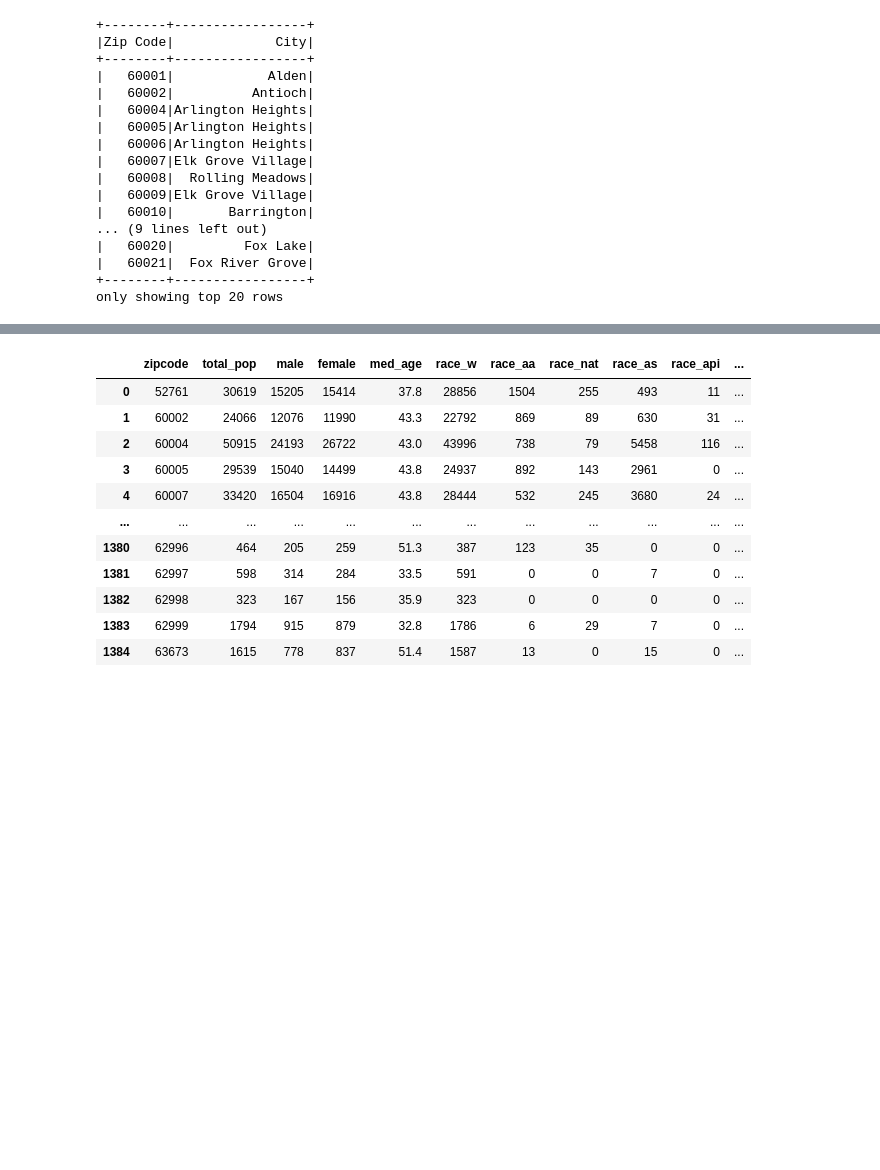
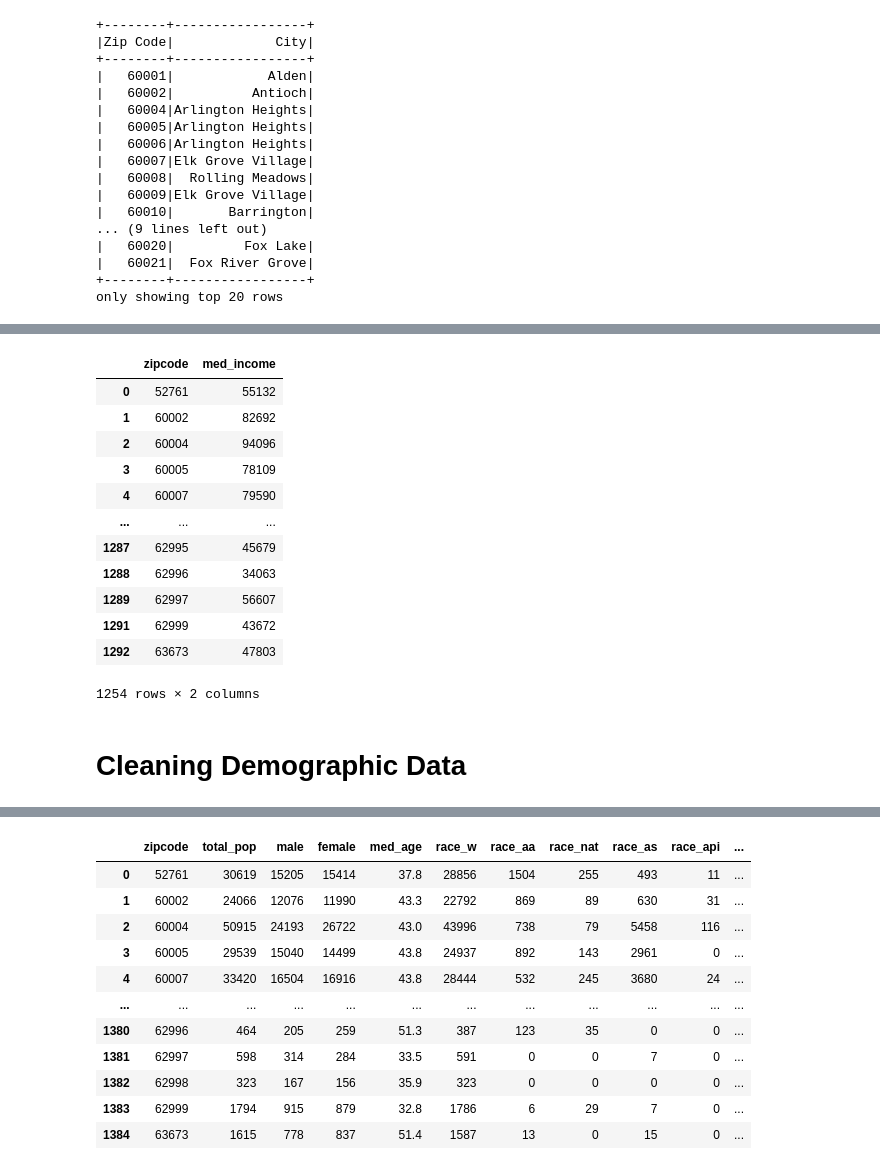
Before and after one commit to sonjaynicolay/Final_Project, a Jupyter notebook: data_merging/AWS_to_PGAdmin.ipynb, the cells around one changed output, grey strips where cells are left out. Drawn from its saved outputs; the diff is of its cells as text; code cells hidden in the pictures; blank space fills up the shorter version.

Commit message:
updating data mergingprocess

```diff
--- a/Cleaning_LoadIn.ipynb
+++ b/data_merging/AWS_to_PGAdmin.ipynb
@@ -183,3 +214,0 @@ city_df = city_df.toPandas()
-# %%
-income_df = income_df.rename(columns = {"Median income (dollars)": "median_income", "Zipcodes": "zipcode"})
-income_df
@@ -234,3 +214,0 @@ crime_df
-# %%
-income_df = income_df[income_df.median_income != "-"]
-income_df
@@ -251,3 +214,0 @@ income_df
-# %%
-income_df[["median_income"]] = income_df[["median_income"]].apply(pd.to_numeric)
-income_df
@@ -291,0 +233,36 @@ acs_df
+# %%
+#Rename columns from "Zipcodes" to "zipcode" and "Median income (dollars)" to "med_income" to better fit schemas
+#and more easily merge with other tables on "zipcode" as the primary key
+income_df = income_df.rename(columns = {"Median income (dollars)":"med_income", "Zipcodes":"zipcode"})
+
+#Remove the commas med_income column to more easily convert to numeric
+income_df = income_df.replace(',','', regex=True)
+
+#Remove blank rows with "-" to more easily convert to numeric
+income_df = income_df[income_df.med_income != "-"]
+
+#Remove other null values
+income_df = income_df.dropna()
+
+#Remove any potential duplicate zipcodes
+income_df = income_df.drop_duplicates(subset=['zipcode'])
+# %%
+#Convert median income column to a numeric dtype
+income_df[["med_income"]] = income_df[["med_income"]].apply(pd.to_numeric)
+income_df
+# %% [output]
+|  | zipcode | med_income |
+| 0 | 52761 | 55132 |
+| 1 | 60002 | 82692 |
+| 2 | 60004 | 94096 |
+| 3 | 60005 | 78109 |
+| 4 | 60007 | 79590 |
+| ... | ... | ... |
+| 1287 | 62995 | 45679 |
+| 1288 | 62996 | 34063 |
+| 1289 | 62997 | 56607 |
+| 1291 | 62999 | 43672 |
+| 1292 | 63673 | 47803 |
+1254 rows × 2 columns
+# %% [markdown]
+# Cleaning Demographic Data
```
Also changed, not shown: parts of 31 cells of this notebook, 7 other files.
